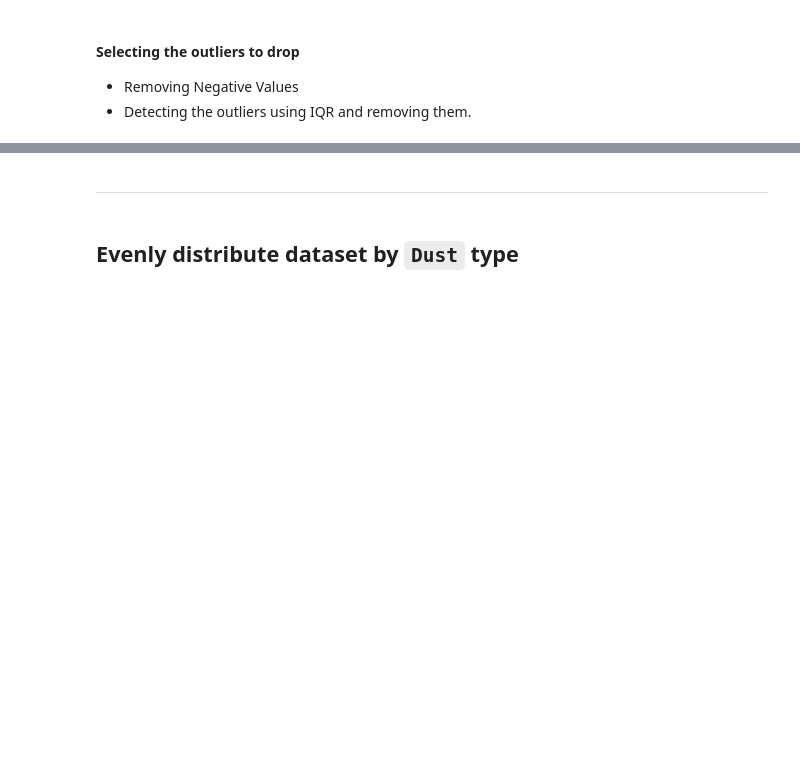
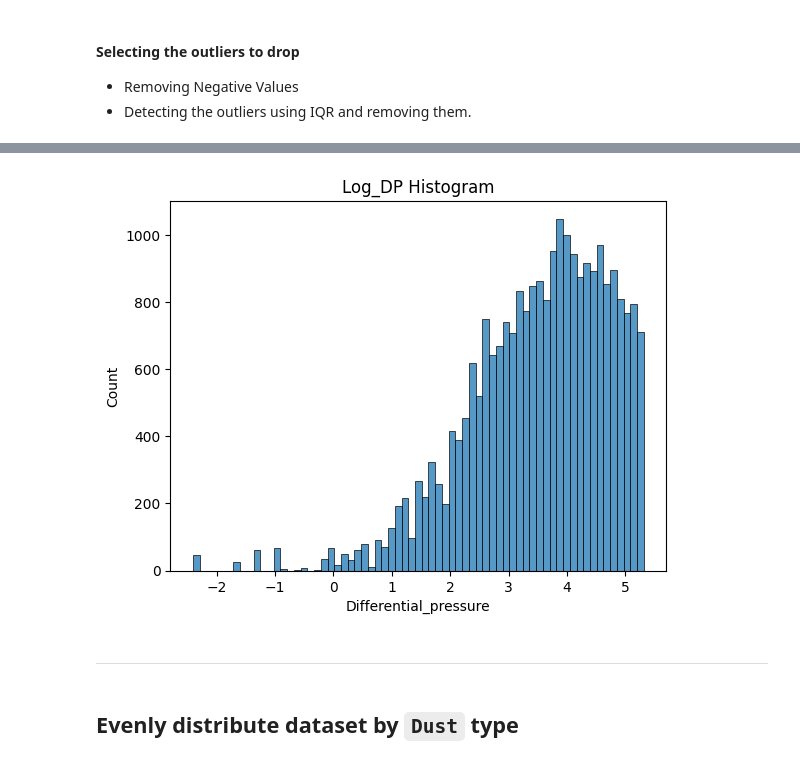
Before and after one commit to roeszler/filter-maintenance-predictor, a Jupyter notebook: jupyter_notebooks/02_DataCleaning.ipynb, the cells around one changed output, grey strips where cells are left out. Cells and saved outputs as stored; diff of their text form; code cells hidden in the pictures; blank space fills up the shorter version.

```diff
--- a/jupyter_notebooks/02_DataCleaning.ipynb
+++ b/jupyter_notebooks/02_DataCleaning.ipynb
@@ -192,7 +302,12 @@ print("New Shape: ", log_dp.shape)
 # %%
+df_train_log = df_train_IQR['Differential_pressure']
+log_dp = np.log(df_train_log)
+df_train_IQR['log_DP'] = log_dp
 sns.histplot(x = log_dp)
 plt.title('Log_DP Histogram')
 plt.show()
+# %% [output]
+[figure, added]
 # %%
 # # IQR
 # Q1 = np.percentile(df_train['Differential_pressure'], 25,
```
Also changed, not shown: parts of 21 cells of this notebook, 2 other files.
